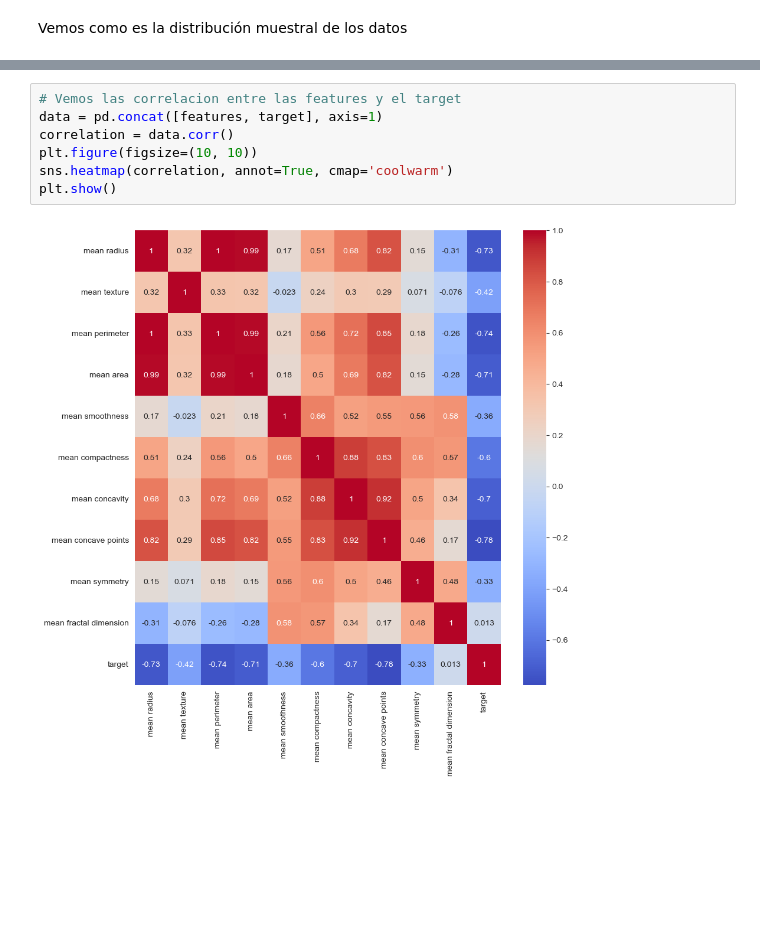
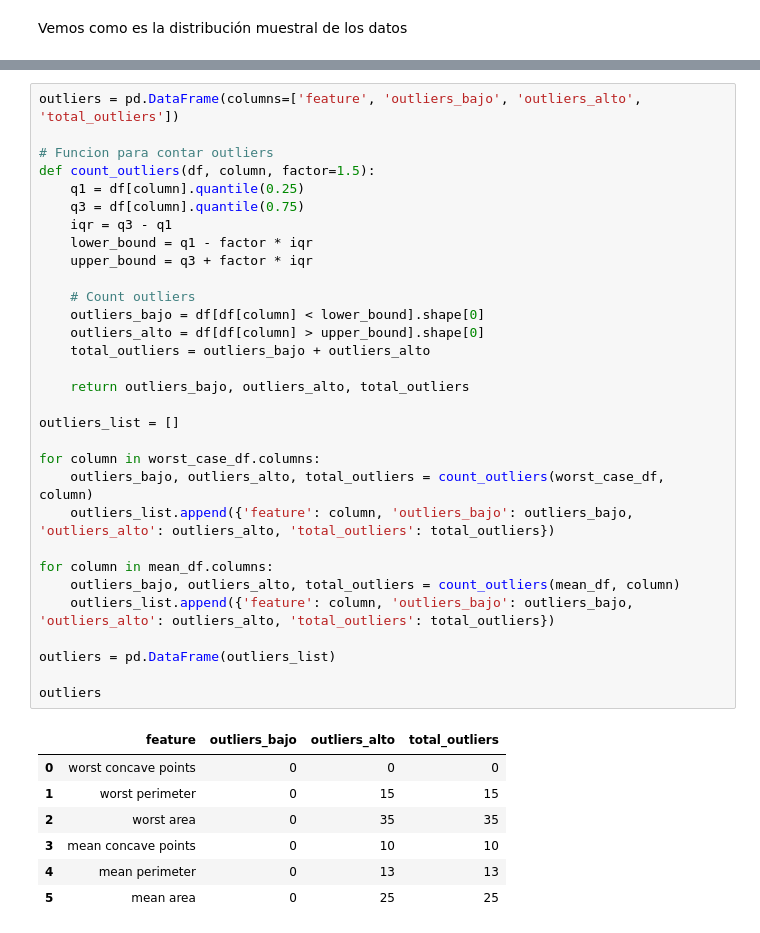
Before and after one commit to FrancoBertoldiMariglio/InteligenciaArtificial, a Jupyter notebook: TP3/TP3jupyter.ipynb, the cells around one changed output, grey strips where cells are left out. Cells and saved outputs as stored; diff of their text form; blank space fills up the shorter version.

```diff
--- a/TP3/TP3jupyter.ipynb
+++ b/TP3/TP3jupyter.ipynb
@@ -60,9 +91,39 @@ Vemos que las features no tienen mucha similitud con una distribución normal. V
-# %%
-# Vemos las correlacion entre las features y el target
-data = pd.concat([features, target], axis=1)
-correlation = data.corr()
-plt.figure(figsize=(10, 10))
-sns.heatmap(correlation, annot=True, cmap='coolwarm')
-plt.show()
-# %% [output]
-[figure, removed]
+# %%
+outliers = pd.DataFrame(columns=['feature', 'outliers_bajo', 'outliers_alto', 'total_outliers'])
+
+# Funcion para contar outliers
+def count_outliers(df, column, factor=1.5):
+    q1 = df[column].quantile(0.25)
+    q3 = df[column].quantile(0.75)
+    iqr = q3 - q1
+    lower_bound = q1 - factor * iqr
+    upper_bound = q3 + factor * iqr
+
+    # Count outliers
+    outliers_bajo = df[df[column] < lower_bound].shape[0]
+    outliers_alto = df[df[column] > upper_bound].shape[0]
+    total_outliers = outliers_bajo + outliers_alto
+
+    return outliers_bajo, outliers_alto, total_outliers
+
+outliers_list = []
+
+for column in worst_case_df.columns:
+    outliers_bajo, outliers_alto, total_outliers = count_outliers(worst_case_df, column)
+    outliers_list.append({'feature': column, 'outliers_bajo': outliers_bajo, 'outliers_alto': outliers_alto, 'total_outliers': total_outliers})
+
+for column in mean_df.columns:
+    outliers_bajo, outliers_alto, total_outliers = count_outliers(mean_df, column)
+    outliers_list.append({'feature': column, 'outliers_bajo': outliers_bajo, 'outliers_alto': outliers_alto, 'total_outliers': total_outliers})
+
+outliers = pd.DataFrame(outliers_list)
+
+outliers
+# %% [output]
+|  | feature | outliers_bajo | outliers_alto | total_outliers |
+| 0 | worst concave points | 0 | 0 | 0 |
+| 1 | worst perimeter | 0 | 15 | 15 |
+| 2 | worst area | 0 | 35 | 35 |
+| 3 | mean concave points | 0 | 10 | 10 |
+| 4 | mean perimeter | 0 | 13 | 13 |
+| 5 | mean area | 0 | 25 | 25 |
```
Also changed, not shown: parts of 31 cells of this notebook, 2 other files.
